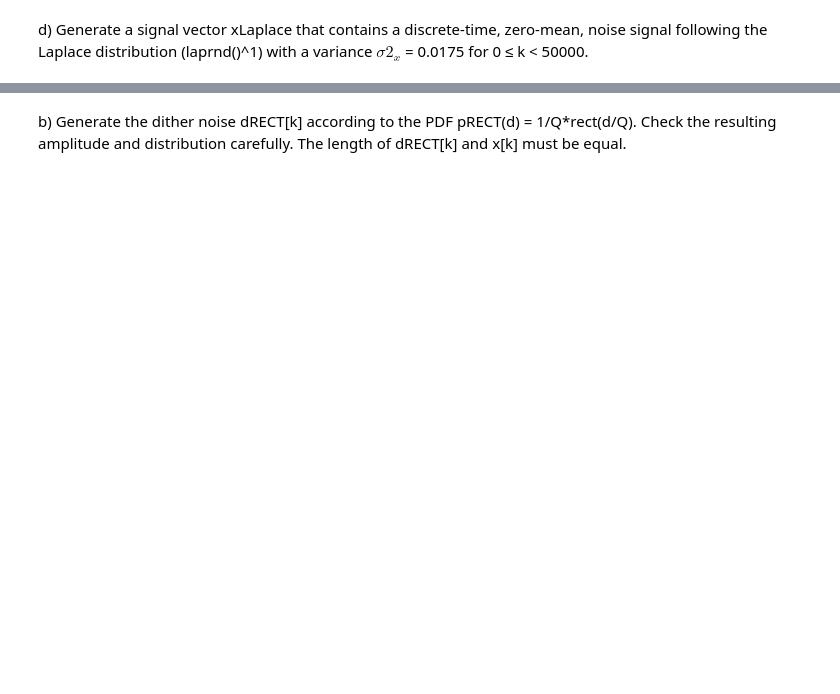
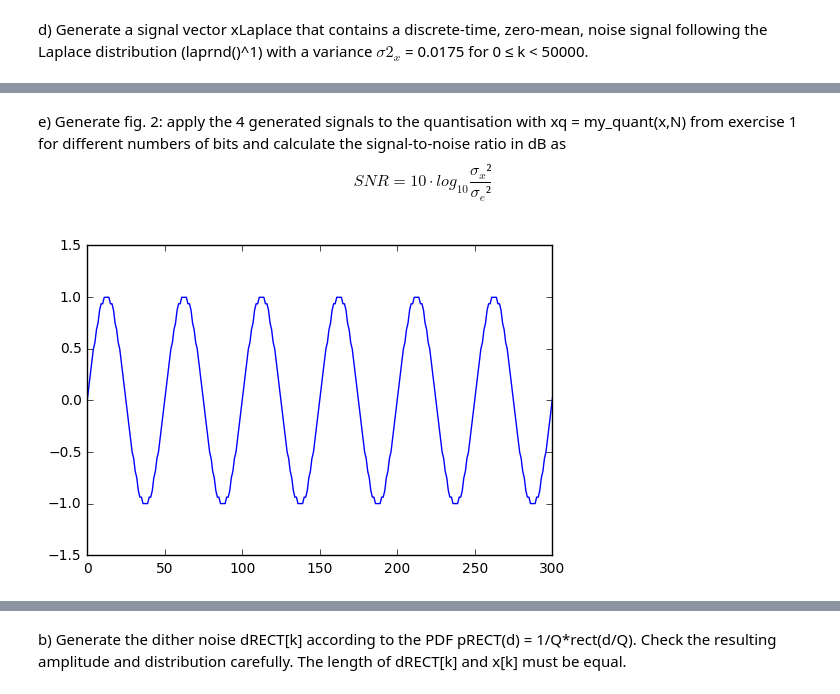
Before and after one commit to JakobHeller/DigitalSignalProcessing, a Jupyter notebook: Lab3.ipynb, the cells around one changed output, grey strips where cells are left out. Drawn from its saved outputs; the diff is of its cells as text; code cells hidden in the pictures; blank space fills up the shorter version.

```diff
--- a/Lab3.ipynb
+++ b/Lab3.ipynb
@@ -109 +99,14 @@ plt.plot(k,xLaplace)
+# %% [markdown]
+e) Generate fig. 2: apply the 4 generated signals to the quantisation with xq = my_quant(x,N)
+from exercise 1 for different numbers of bits and calculate the signal-to-noise ratio in dB
+as
+\begin{equation}
+    SNR=10 \cdot log_{10} \frac{\sigma_x²}{\sigma_e²}
+\end{equation}
+# %%
+xsine_q=my_quant(xSine, 32)
+plt.plot(k,xsine_q)
+plt.axis([0, 300, -1.5, 1.5]);
+# %% [output]
+[figure, added]
 # %% [markdown]
```
Also changed, not shown: parts of 8 cells of this notebook.
